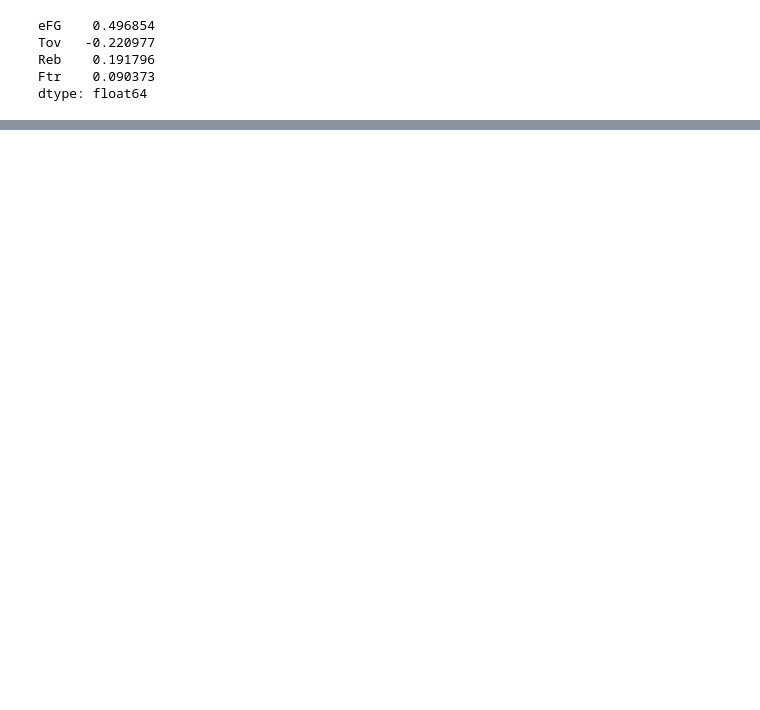
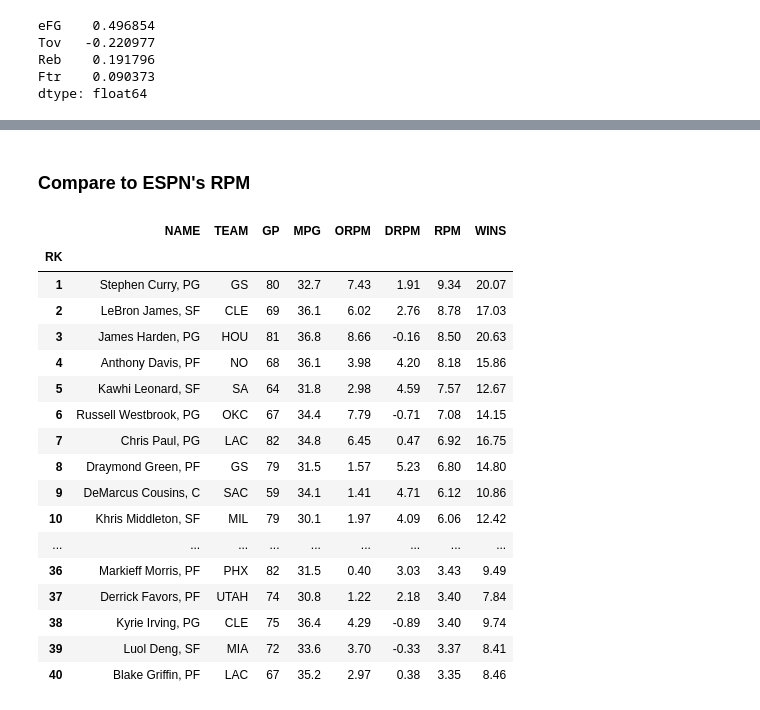
Before and after one commit to apapanico/LS88, a Jupyter notebook: Demos/regression/Demo - Regression Modelling.ipynb, the cells around one changed output, grey strips where cells are left out. Cells and saved outputs as stored; diff of their text form; code cells hidden in the pictures; blank space fills up the shorter version.

```diff
--- a/Demos/regression/Demo - Regression Modelling.ipynb
+++ b/Demos/regression/Demo - Regression Modelling.ipynb
@@ -280,0 +456,24 @@ Jeff Ayres          -3.601696
+# %% [markdown]
+### Compare to ESPN's RPM
+# %%
+pd.read_html('http://www.espn.com/nba/statistics/rpm/_/year/2015/sort/RPM',
+             attrs={'class': 'tablehead'}, header=0, index_col='RK')[0]
+# %% [output]
+|  | NAME | TEAM | GP | MPG | ORPM | DRPM | RPM | WINS |
+| RK |  |  |  |  |  |  |  |  |
+| 1 | Stephen Curry, PG | GS | 80 | 32.7 | 7.43 | 1.91 | 9.34 | 20.07 |
+| 2 | LeBron James, SF | CLE | 69 | 36.1 | 6.02 | 2.76 | 8.78 | 17.03 |
+| 3 | James Harden, PG | HOU | 81 | 36.8 | 8.66 | -0.16 | 8.50 | 20.63 |
+| 4 | Anthony Davis, PF | NO | 68 | 36.1 | 3.98 | 4.20 | 8.18 | 15.86 |
+| 5 | Kawhi Leonard, SF | SA | 64 | 31.8 | 2.98 | 4.59 | 7.57 | 12.67 |
+| 6 | Russell Westbrook, PG | OKC | 67 | 34.4 | 7.79 | -0.71 | 7.08 | 14.15 |
+| 7 | Chris Paul, PG | LAC | 82 | 34.8 | 6.45 | 0.47 | 6.92 | 16.75 |
+| 8 | Draymond Green, PF | GS | 79 | 31.5 | 1.57 | 5.23 | 6.80 | 14.80 |
+| 9 | DeMarcus Cousins, C | SAC | 59 | 34.1 | 1.41 | 4.71 | 6.12 | 10.86 |
+| 10 | Khris Middleton, SF | MIL | 79 | 30.1 | 1.97 | 4.09 | 6.06 | 12.42 |
+| ... | ... | ... | ... | ... | ... | ... | ... | ... |
+| 36 | Markieff Morris, PF | PHX | 82 | 31.5 | 0.40 | 3.03 | 3.43 | 9.49 |
+| 37 | Derrick Favors, PF | UTAH | 74 | 30.8 | 1.22 | 2.18 | 3.40 | 7.84 |
+| 38 | Kyrie Irving, PG | CLE | 75 | 36.4 | 4.29 | -0.89 | 3.40 | 9.74 |
+| 39 | Luol Deng, SF | MIA | 72 | 33.6 | 3.70 | -0.33 | 3.37 | 8.41 |
+| 40 | Blake Griffin, PF | LAC | 67 | 35.2 | 2.97 | 0.38 | 3.35 | 8.46 |
```
Also changed, not shown: parts of 46 cells of this notebook, 6 other files.
